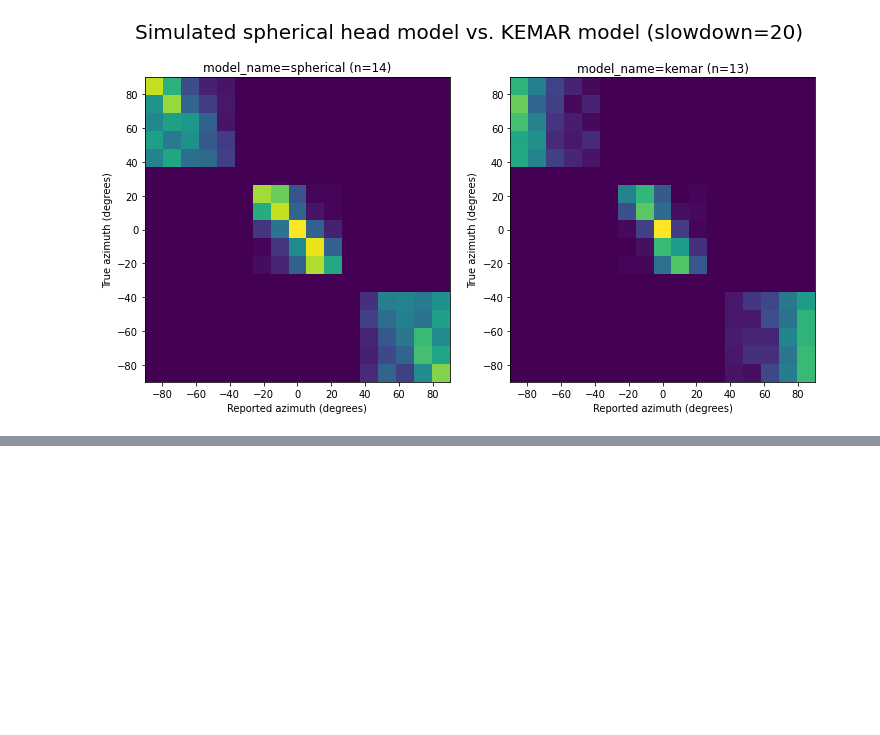
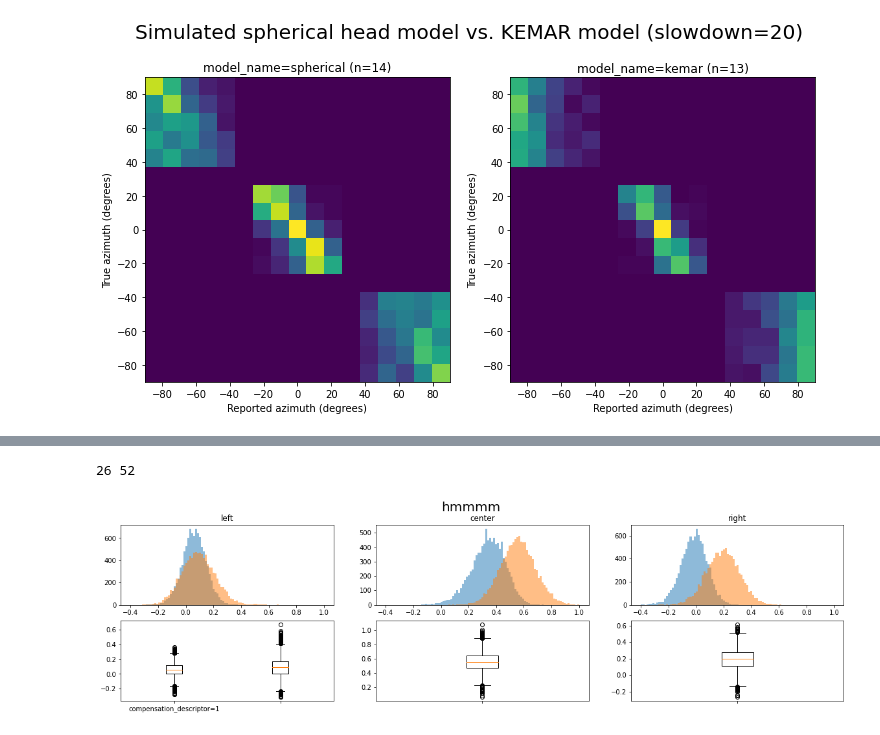
Before and after one commit to robin-labs/supernormal-echolocation-analysis, a Jupyter notebook: figures.ipynb, the cells around one changed output, grey strips where cells are left out. Cells and saved outputs as stored; diff of their text form; code cells hidden in the pictures; blank space fills up the shorter version.

```diff
--- a/figures.ipynb
+++ b/figures.ipynb
@@ -94,0 +145,9 @@ plot_sensitivities(conditions, "Sensitivity curve for KEMAR baseline vs. spheric
+# %%
+all_uncompensated = echo_study.query_participants(compensation_descriptor="1")
+all_compensated = echo_study.query_participants(compensation_descriptor=["half", "full"])
+print(all_uncompensated.count(), all_compensated.count())
+conditions = [all_uncompensated, all_compensated]
+plot_bootstrapped_dprime_slope_distributions(conditions, "hmmmm", label=["compensation_descriptor"])
+# %% [output]
+26 52
+[figure, added]
```
Also changed, not shown: parts of 6 cells of this notebook, 16 other files.
